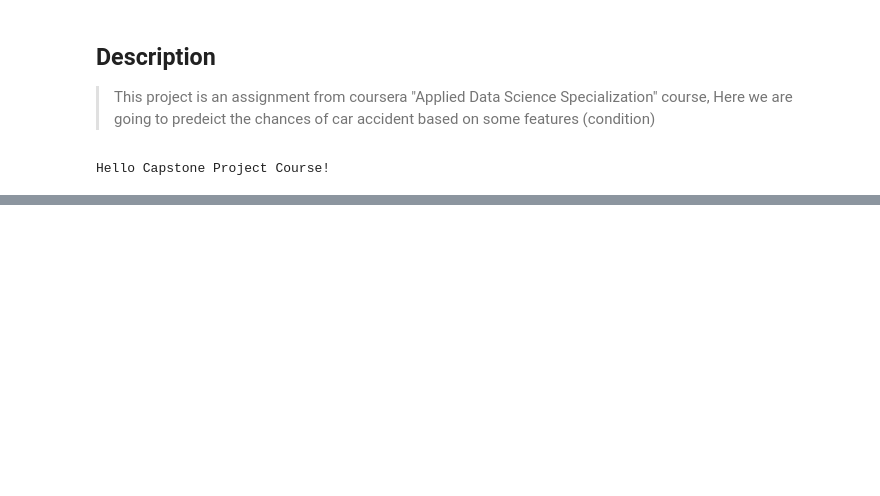
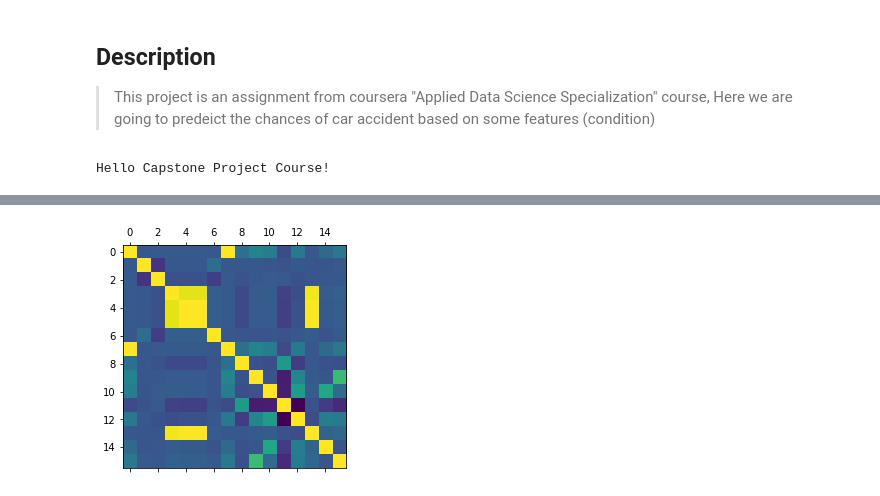
Before and after one commit to aks97cs/applied-datascience-on-car-collision, a Jupyter notebook: car-collision-capston.ipynb, the cells around one changed output, grey strips where cells are left out. Cells and saved outputs as stored; diff of their text form; code cells hidden in the pictures; blank space fills up the shorter version.

```diff
--- a/car-collision-capston.ipynb
+++ b/car-collision-capston.ipynb
@@ -123,0 +82,5 @@ df.corr()
+# %%
+plt.matshow(df.corr())
+plt.show()
+# %% [output]
+[figure, added]
```
Also changed, not shown: parts of 18 cells of this notebook.
